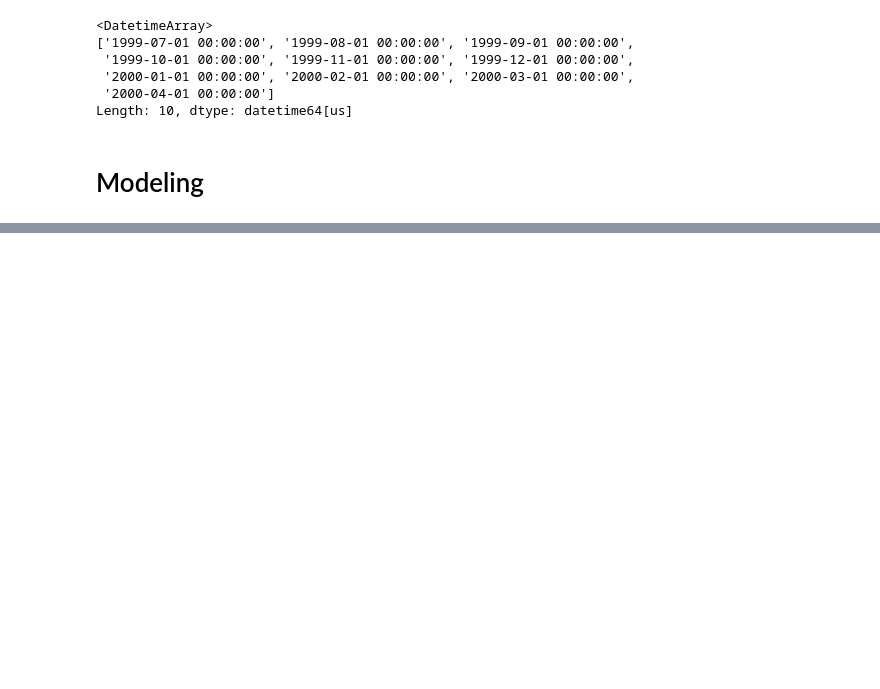
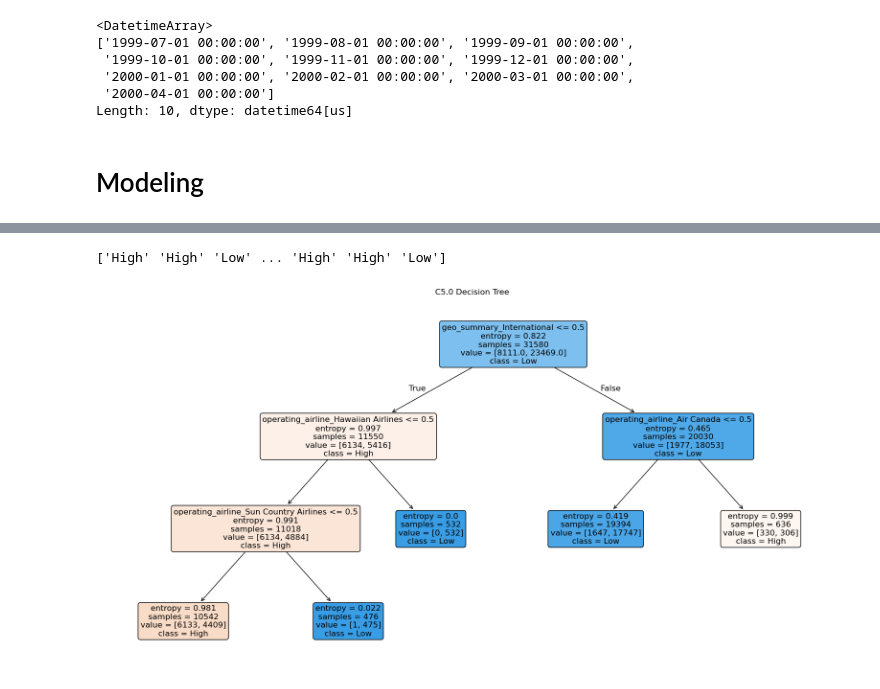
Before and after one commit to andrewhash/air-traffic-data-mining, a Jupyter notebook: air_traffic_analysis.ipynb, the cells around one changed output, grey strips where cells are left out. Drawn from its saved outputs; the diff is of its cells as text; code cells hidden in the pictures; blank space fills up the shorter version.

Commit message:
plotting visuals

```diff
--- a/air_traffic_analysis.ipynb
+++ b/air_traffic_analysis.ipynb
@@ -393,0 +417,21 @@ Confusion Matrix:
+# %%
+# C5.0 model, entropy criterion
+c5_model = DecisionTreeClassifier(criterion='entropy', max_leaf_nodes=5, min_samples_leaf=75, random_state=42).fit(X_train, y_train)
+
+# predictions
+y_pred_c5 = c5_model.predict(X_test)
+print(y_pred_c5)
+
+# visualize decision tree
+plt.figure(figsize=(20, 10))
+plot_tree(c5_model,
+          feature_names=X_train.columns.tolist(),
+          class_names=y_train.unique(),
+          filled=True,
+          rounded=True,
+          fontsize=12)
+plt.title("C5.0 Decision Tree")
+plt.show()
+# %% [output]
+['High' 'High' 'Low' ... 'High' 'High' 'Low']
+[figure, added]
```
Also changed, not shown: parts of 15 cells of this notebook.
